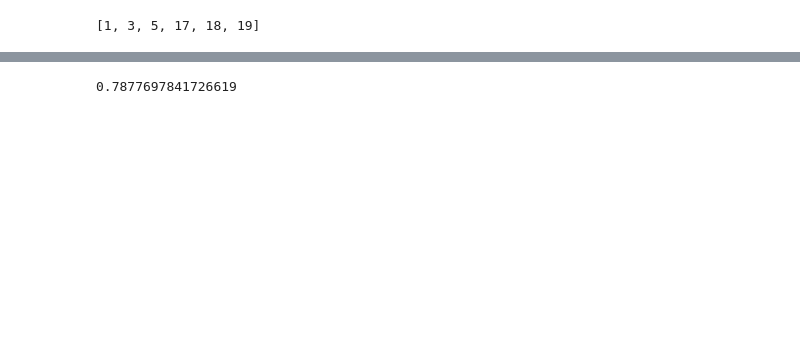
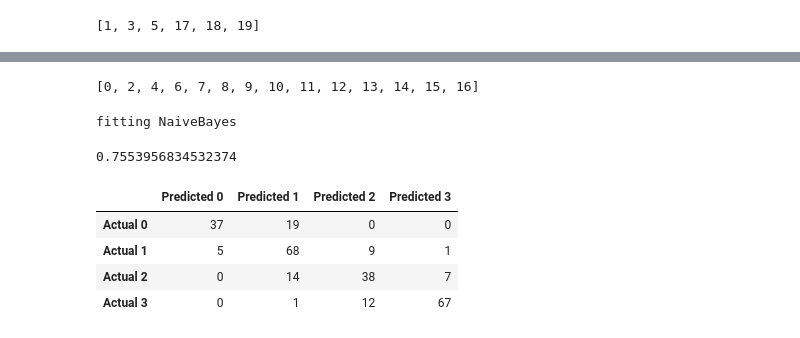
Before and after one commit to jejejery/tubes2-AI, a Jupyter notebook: main.ipynb, the cells around one changed output, grey strips where cells are left out. Saved outputs shown, nothing was run; the diff lists cells and outputs as text; code cells hidden in the pictures; blank space fills up the shorter version.

```diff
--- a/main.ipynb
+++ b/main.ipynb
@@ -271,5 +255,35 @@ y_pred = classifier.predict(X_test)
+# %%
+numerical_index = []
+for i in numerical_features:
+    numerical_index.append(df.columns.get_loc(i))
+numerical_index
+# %% [output]
+[0, 2, 4, 6, 7, 8, 9, 10, 11, 12, 13, 14, 15, 16]
+# %%
+model = CategoricalNaiveBayes(categorical_features=categorical_index, numerical_features=numerical_index, alpha=0.5)
+# %%
+model.fit(X_train, y_train)
+# %% [output]
+fitting NaiveBayes
+# %%
+#predict the test data
+y_pred = model.predict(X_test)
 # %%
+#measuring the accuracy of the model
 acc = accuracy_score(y_test, y_pred)
 acc
 # %% [output]
-0.7877697841726619
+0.7553956834532374
+# %%
+# Create a Confusion Matrix
+matrix = pd.DataFrame(
+        confusion_matrix(y_test, y_pred),
+        columns=['Predicted 0', 'Predicted 1', 'Predicted 2', 'Predicted 3'],
+        index=['Actual 0', 'Actual 1', 'Actual 2', 'Actual 3'])
+matrix
+# %% [output]
+|  | Predicted 0 | Predicted 1 | Predicted 2 | Predicted 3 |
+| Actual 0 | 37 | 19 | 0 | 0 |
+| Actual 1 | 5 | 68 | 9 | 1 |
+| Actual 2 | 0 | 14 | 38 | 7 |
+| Actual 3 | 0 | 1 | 12 | 67 |
```
Also changed, not shown: parts of 14 cells of this notebook.
